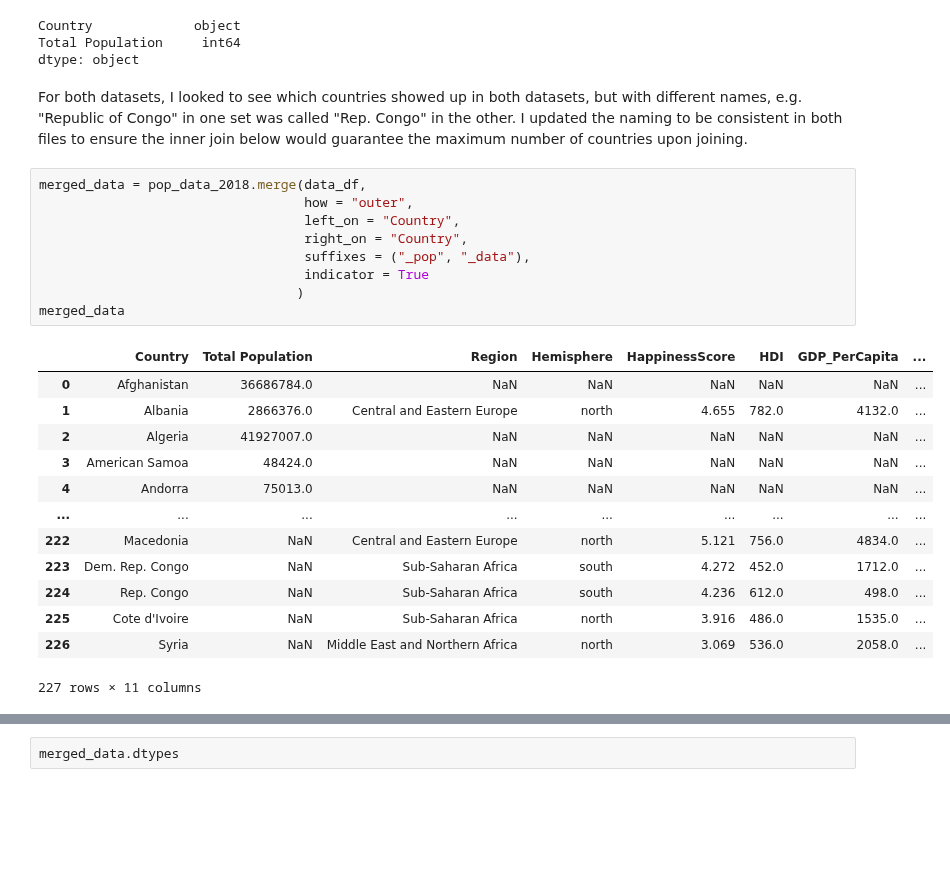
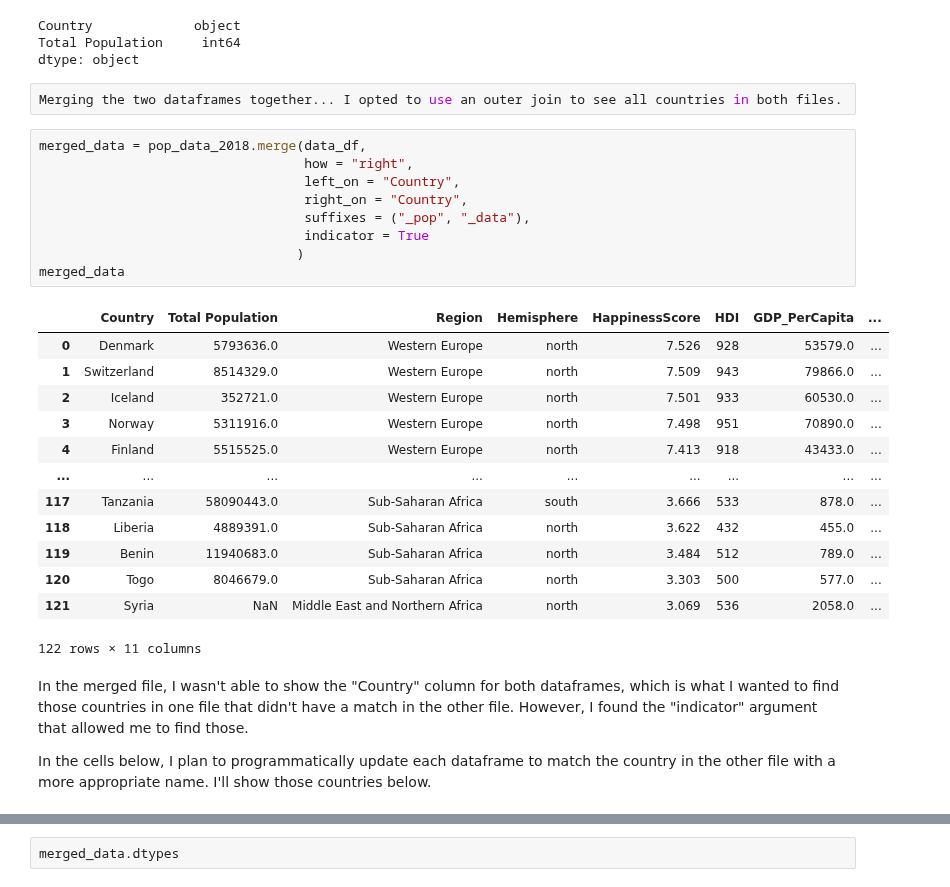
Before and after one commit to mattcaseycpa/project1, a Jupyter notebook: project.ipynb, the cells around one changed output, grey strips where cells are left out. Drawn from its saved outputs; the diff is of its cells as text; blank space fills up the shorter version.

Commit message:
working on updating the countries programmatically

```diff
--- a/project.ipynb
+++ b/project.ipynb
@@ -170,28 +170,32 @@ pop_data_2018.dtypes
 Country             object
 Total Population     int64
 dtype: object
-# %% [markdown]
-For both datasets, I looked to see which countries showed up in both datasets, but with different names, e.g. "Republic of Congo" in one set was called "Rep. Congo" in the other. I updated the naming to be consistent in both files to ensure the inner join below would guarantee the maximum number of countries upon joining.
+# %%
+Merging the two dataframes together... I opted to use an outer join to see all countries in both files.
 # %%
 merged_data = pop_data_2018.merge(data_df,
-                                  how = "outer",
+                                  how = "right",
                                   left_on = "Country",
                                   right_on = "Country",
                                   suffixes = ("_pop", "_data"),
                                   indicator = True
                                  )
 merged_data
 # %% [output]
 |  | Country | Total Population | Region | Hemisphere | HappinessScore | HDI | GDP_PerCapita | ... |
-| 0 | Afghanistan | 36686784.0 | NaN | NaN | NaN | NaN | NaN | ... |
-| 1 | Albania | 2866376.0 | Central and Eastern Europe | north | 4.655 | 782.0 | 4132.0 | ... |
-| 2 | Algeria | 41927007.0 | NaN | NaN | NaN | NaN | NaN | ... |
-| 3 | American Samoa | 48424.0 | NaN | NaN | NaN | NaN | NaN | ... |
-| 4 | Andorra | 75013.0 | NaN | NaN | NaN | NaN | NaN | ... |
+| 0 | Denmark | 5793636.0 | Western Europe | north | 7.526 | 928 | 53579.0 | ... |
+| 1 | Switzerland | 8514329.0 | Western Europe | north | 7.509 | 943 | 79866.0 | ... |
+| 2 | Iceland | 352721.0 | Western Europe | north | 7.501 | 933 | 60530.0 | ... |
+| 3 | Norway | 5311916.0 | Western Europe | north | 7.498 | 951 | 70890.0 | ... |
+| 4 | Finland | 5515525.0 | Western Europe | north | 7.413 | 918 | 43433.0 | ... |
 | ... | ... | ... | ... | ... | ... | ... | ... | ... |
-| 222 | Macedonia | NaN | Central and Eastern Europe | north | 5.121 | 756.0 | 4834.0 | ... |
-| 223 | Dem. Rep. Congo | NaN | Sub-Saharan Africa | south | 4.272 | 452.0 | 1712.0 | ... |
-| 224 | Rep. Congo | NaN | Sub-Saharan Africa | south | 4.236 | 612.0 | 498.0 | ... |
-| 225 | Cote d'Ivoire | NaN | Sub-Saharan Africa | north | 3.916 | 486.0 | 1535.0 | ... |
-| 226 | Syria | NaN | Middle East and Northern Africa | north | 3.069 | 536.0 | 2058.0 | ... |
+| 117 | Tanzania | 58090443.0 | Sub-Saharan Africa | south | 3.666 | 533 | 878.0 | ... |
+| 118 | Liberia | 4889391.0 | Sub-Saharan Africa | north | 3.622 | 432 | 455.0 | ... |
+| 119 | Benin | 11940683.0 | Sub-Saharan Africa | north | 3.484 | 512 | 789.0 | ... |
+| 120 | Togo | 8046679.0 | Sub-Saharan Africa | north | 3.303 | 500 | 577.0 | ... |
+| 121 | Syria | NaN | Middle East and Northern Africa | north | 3.069 | 536 | 2058.0 | ... |
-227 rows × 11 columns
+122 rows × 11 columns
+# %% [markdown]
+In the merged file, I wasn't able to show the "Country" column for both dataframes, which is what I wanted to find those countries in one file that didn't have a match in the other file. However, I found the "indicator" argument that allowed me to find those.
+
+In the cells below, I plan to programmatically update each dataframe to match the country in the other file with a more appropriate name. I'll show those countries below.
```
Also changed, not shown: parts of 1 cell of this notebook.
